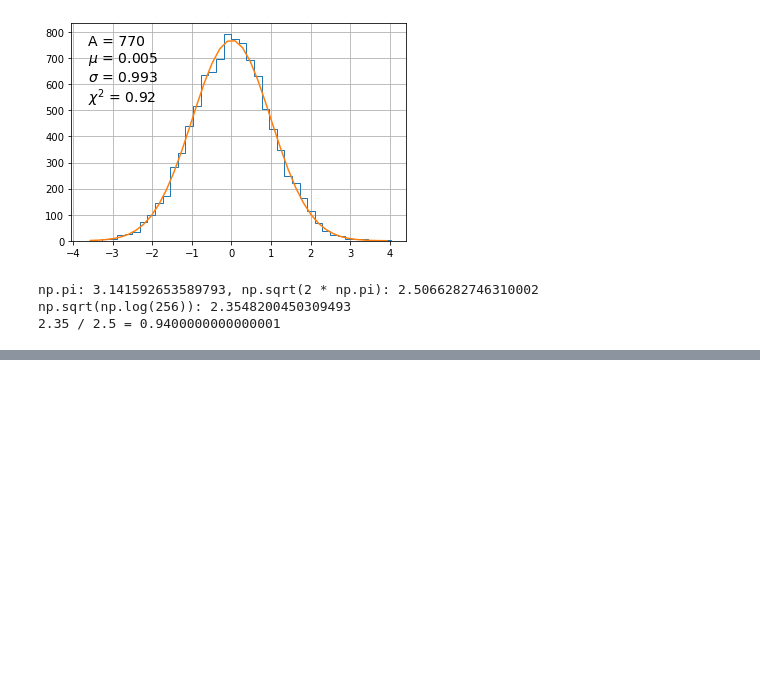
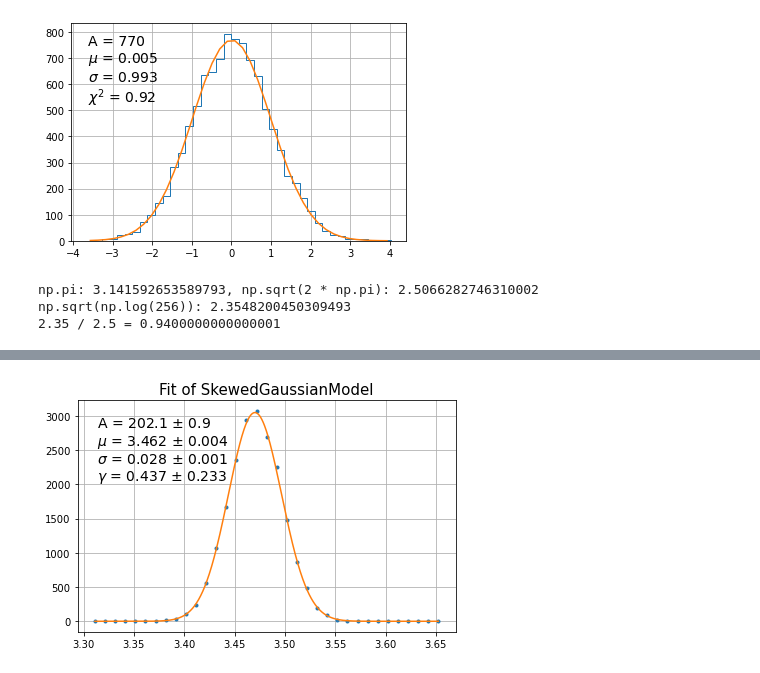
Before and after one commit to zatserkl/Fit, a Jupyter notebook: fit.ipynb, the cells around one changed output, grey strips where cells are left out. Drawn from its saved outputs; the diff is of its cells as text; code cells hidden in the pictures; blank space fills up the shorter version.

Commit message:
SkewedGaussianModel with lmfit

```diff
--- a/fit.ipynb
+++ b/fit.ipynb
@@ -437,3 +437,74 @@ print(f'2.35 / 2.5 = {2.35 / 2.5}')
 np.pi: 3.141592653589793, np.sqrt(2 * np.pi): 2.5066282746310002
 np.sqrt(np.log(256)): 2.3548200450309493
 2.35 / 2.5 = 0.9400000000000001
+# %%
+#
+# SkewedGaussianModel with lmfit
+#
+
+from lmfit.models import SkewedGaussianModel
+import numpy as np
+import matplotlib.pyplot as plt
+
+xfit = np.array([3.31119691, 3.32123552, 3.33127413, 3.34131274, 3.35135135, 3.36138996,
+    3.37142857, 3.38146718, 3.39150579, 3.4015444, 3.41158301, 3.42162162,
+    3.43166023, 3.44169884, 3.45173745, 3.46177606, 3.47181467, 3.48185328,
+    3.49189189, 3.5019305, 3.51196911, 3.52200772, 3.53204633, 3.54208494,
+    3.55212355, 3.56216216, 3.57220077, 3.58223938, 3.59227799, 3.6023166,
+    3.61235521, 3.62239382, 3.63243243, 3.64247104, 3.65250965])
+yfit = np.array([0.000e+00, 0.000e+00, 0.000e+00, 0.000e+00, 0.000e+00, 1.000e+00, 2.000e+00,
+    1.300e+01, 3.700e+01, 1.110e+02, 2.420e+02, 5.640e+02, 1.070e+03, 1.675e+03,
+    2.351e+03, 2.936e+03, 3.071e+03, 2.687e+03, 2.245e+03, 1.474e+03, 8.630e+02,
+    4.830e+02, 1.990e+02, 9.300e+01, 2.500e+01, 1.100e+01, 5.000e+00, 0.000e+00,
+    0.000e+00, 0.000e+00, 0.000e+00, 0.000e+00, 0.000e+00, 0.000e+00, 0.000e+00])
+print(f'xfit.shape: {xfit.shape}, yfit.shape: {yfit.shape}')
+
+plt.figure()
+plt.title(f'Fit of SkewedGaussianModel', fontsize=15)
+plt.plot(xfit, yfit, '.')
+
+model = SkewedGaussianModel()
+
+# Estimate and set initial parameter values
+
+area = np.sum(yfit[:-1] * (xfit[1:] - xfit[:-1]))
+print(f'area: {area}')
+
+imax = np.argmax(yfit)
+mu = xfit[imax]
+A = yfit[imax]
+print(f'imax: {imax}, mu: {mu}, A: {A}')
+
+sigma = area / A / np.sqrt(2 * np.pi)
+print(f'sigma: {sigma}')
+
+params = model.make_params(amplitude=area, center=mu, sigma=sigma, gamma=0)  # NB: amplitude is in fact an area
+
+# adjust parameters  to best fit data.
+result = model.fit(yfit, params, x=xfit)
+
+print(result.fit_report())
+
+xplot = np.linspace(xfit[0], xfit[-1], 1000+1)
+yplot = [model.eval(result.params, x=x) for x in xplot]
+
+# plt.plot(xfit, result.best_fit)
+plt.plot(xplot, yplot)
+
+print(result.params)
+print(f"result.params['amplitude'].value: {result.params['amplitude'].value} +- {result.params['amplitude'].stderr}")
+
+# NB: the text starts from CR
+text = f"""
+A = {result.params['amplitude'].value:0.1f} $\pm$ {result.params['amplitude'].stderr:0.1f}
+$\mu$ = {result.params['center'].value:0.3f} $\pm$ {result.params['center'].stderr:0.3f}
+$\sigma$ = {result.params['sigma'].value:0.3f} $\pm$ {result.params['sigma'].stderr:0.3f}
+$\gamma$ = {result.params['gamma'].value:0.3f} $\pm$ {result.params['gamma'].stderr:0.3f}
+"""
+# plt.text(0.05, 0.95, text, transform=plt.gca().transAxes, fontsize=14, va='top')
+plt.text(0.05, 1.00, text, transform=plt.gca().transAxes, fontsize=14, va='top')
+# plt.text(0.80, 1.00, text, transform=plt.gca().transAxes, fontsize=14, va='top')  # squeezed picture to fit the text
+
+plt.grid()
+plt.tight_layout()
+# %% [output]
@@ -439,0 +528 @@ np.sqrt(np.log(256)): 2.3548200450309493
+[figure, added]
```
Also changed, not shown: parts of 1 cell of this notebook.
